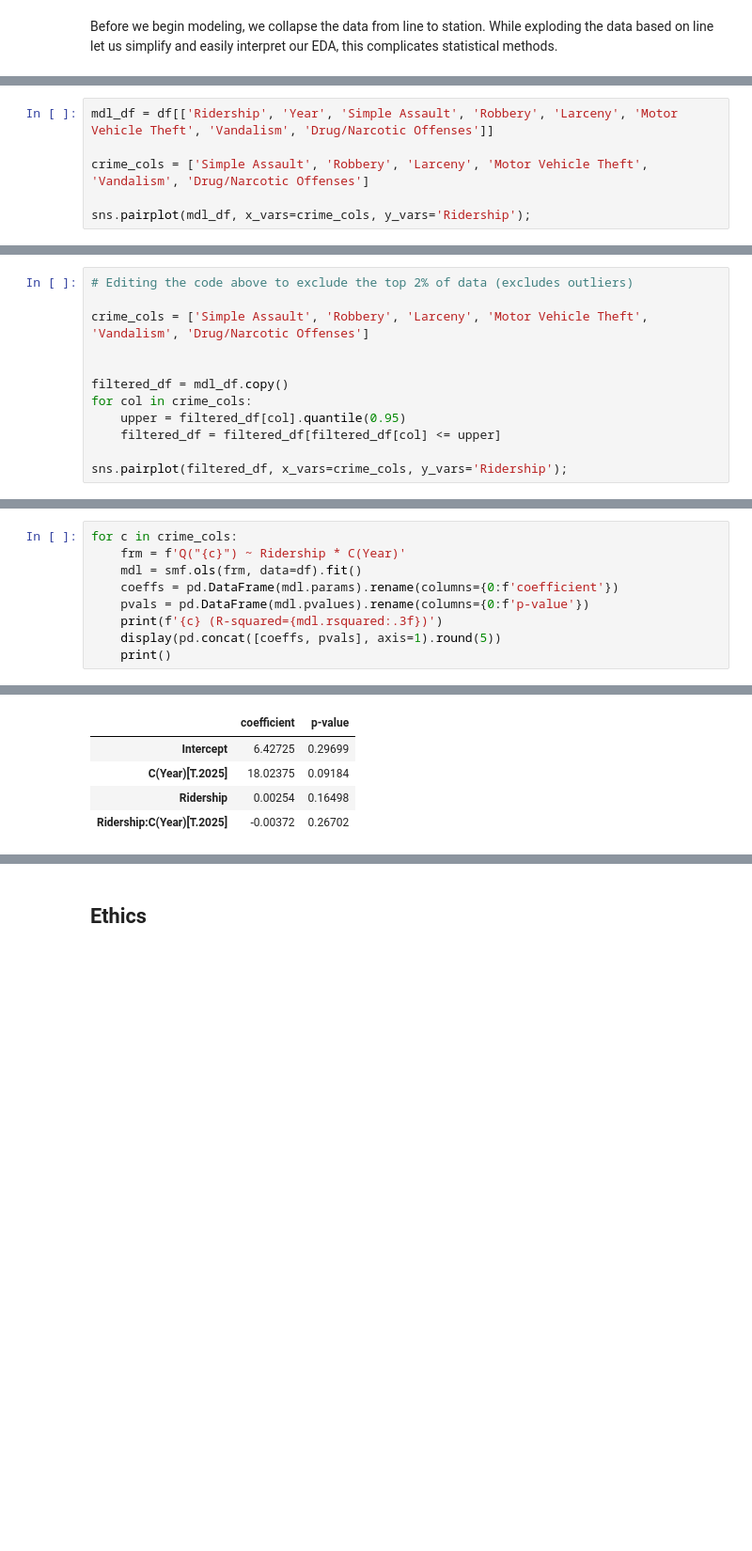
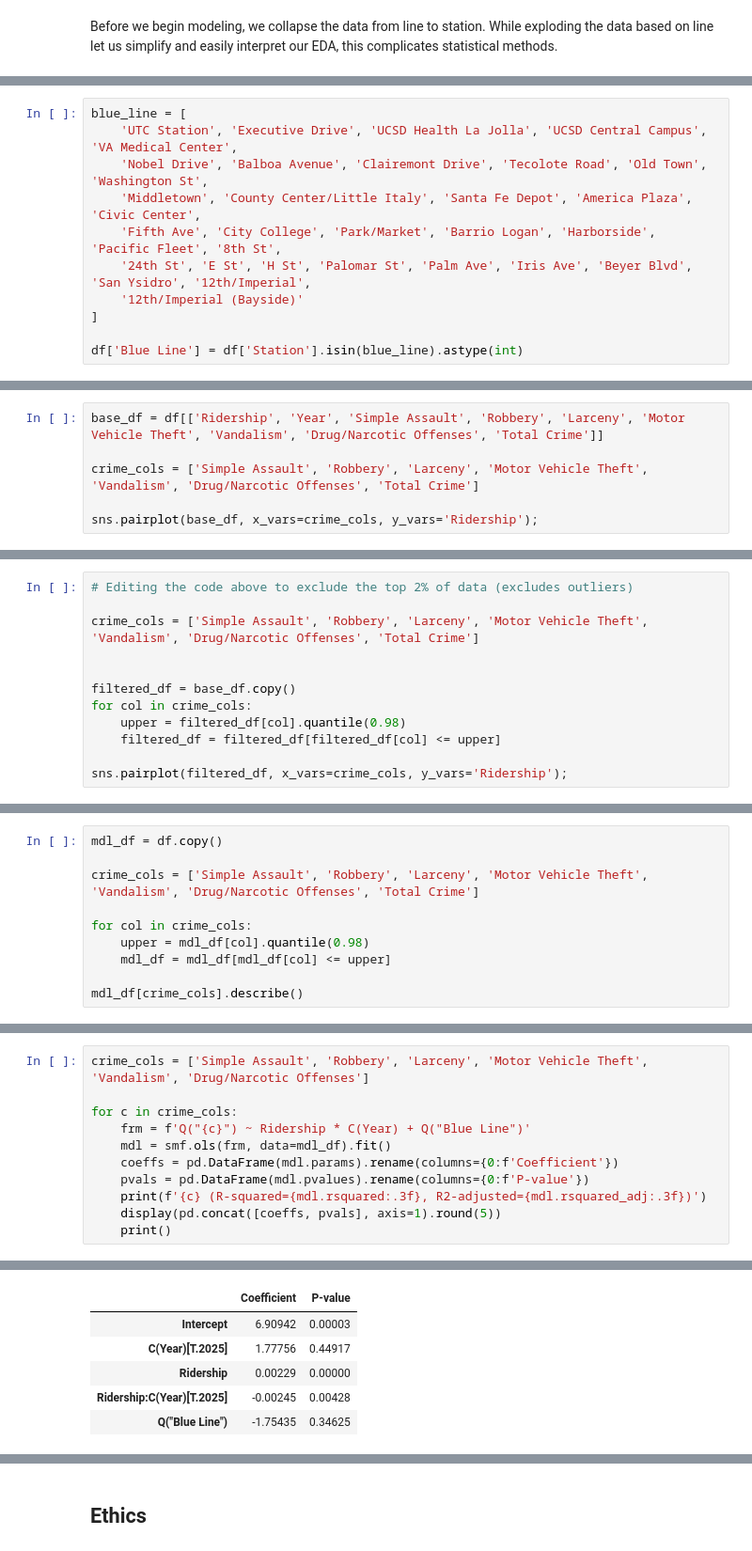
Before and after one commit to COGS108/Group022_WI26, a Jupyter notebook: 03-FinalProject.ipynb, the cells around one changed output, grey strips where cells are left out. Shown at 94% size. Cells and saved outputs as stored; diff of their text form; blank space fills up the shorter version.

```diff
--- a/03-FinalProject.ipynb
+++ b/03-FinalProject.ipynb
@@ -623,3 +631,14 @@ df.head()
+# %%
+blue_line = [
+    'UTC Station', 'Executive Drive', 'UCSD Health La Jolla', 'UCSD Central Campus', 'VA Medical Center',
+    'Nobel Drive', 'Balboa Avenue', 'Clairemont Drive', 'Tecolote Road', 'Old Town', 'Washington St',
+    'Middletown', 'County Center/Little Italy', 'Santa Fe Depot', 'America Plaza', 'Civic Center',
+    'Fifth Ave', 'City College', 'Park/Market', 'Barrio Logan', 'Harborside', 'Pacific Fleet', '8th St',
+    '24th St', 'E St', 'H St', 'Palomar St', 'Palm Ave', 'Iris Ave', 'Beyer Blvd', 'San Ysidro', '12th/Imperial',
+    '12th/Imperial (Bayside)'
+]
+
+df['Blue Line'] = df['Station'].isin(blue_line).astype(int)
 # %%
 annual_crime = df.groupby(['Year', 'Station'])['Total Crime'].mean().reset_index()
 annual_crime_df = annual_crime.pivot(index='Station', columns='Year', values='Total Crime').dropna()
@@ -643,7 +661,7 @@ Cohen's d: -0.3178
 # %%
-mdl_df = df[['Ridership', 'Year', 'Simple Assault', 'Robbery', 'Larceny', 'Motor Vehicle Theft', 'Vandalism', 'Drug/Narcotic Offenses']]
+base_df = df[['Ridership', 'Year', 'Simple Assault', 'Robbery', 'Larceny', 'Motor Vehicle Theft', 'Vandalism', 'Drug/Narcotic Offenses', 'Total Crime']]
 
-crime_cols = ['Simple Assault', 'Robbery', 'Larceny', 'Motor Vehicle Theft', 'Vandalism', 'Drug/Narcotic Offenses']
+crime_cols = ['Simple Assault', 'Robbery', 'Larceny', 'Motor Vehicle Theft', 'Vandalism', 'Drug/Narcotic Offenses', 'Total Crime']
 
-sns.pairplot(mdl_df, x_vars=crime_cols, y_vars='Ridership');
+sns.pairplot(base_df, x_vars=crime_cols, y_vars='Ridership');
 # %% [output]
@@ -651,12 +669,12 @@ sns.pairplot(mdl_df, x_vars=crime_cols, y_vars='Ridership');
 # %%
 # Editing the code above to exclude the top 2% of data (excludes outliers)
 
-crime_cols = ['Simple Assault', 'Robbery', 'Larceny', 'Motor Vehicle Theft', 'Vandalism', 'Drug/Narcotic Offenses']
+crime_cols = ['Simple Assault', 'Robbery', 'Larceny', 'Motor Vehicle Theft', 'Vandalism', 'Drug/Narcotic Offenses', 'Total Crime']
 
 
-filtered_df = mdl_df.copy()
+filtered_df = base_df.copy()
 for col in crime_cols:
-    upper = filtered_df[col].quantile(0.95)
+    upper = filtered_df[col].quantile(0.98)
     filtered_df = filtered_df[filtered_df[col] <= upper]
 
 sns.pairplot(filtered_df, x_vars=crime_cols, y_vars='Ridership');
@@ -668,0 +691,10 @@ sns.heatmap(mdl_df.corr(), annot=True, cmap='vlag_r', fmt='.2f', vmin=-1.0, vmax
+# %%
+mdl_df = df.copy()
+
+crime_cols = ['Simple Assault', 'Robbery', 'Larceny', 'Motor Vehicle Theft', 'Vandalism', 'Drug/Narcotic Offenses', 'Total Crime']
+
+for col in crime_cols:
+    upper = mdl_df[col].quantile(0.98)
+    mdl_df = mdl_df[mdl_df[col] <= upper]
+
+mdl_df[crime_cols].describe()
@@ -669,10 +753,12 @@ sns.heatmap(mdl_df.corr(), annot=True, cmap='vlag_r', fmt='.2f', vmin=-1.0, vmax
 # %%
+crime_cols = ['Simple Assault', 'Robbery', 'Larceny', 'Motor Vehicle Theft', 'Vandalism', 'Drug/Narcotic Offenses']
+
 for c in crime_cols:
-    frm = f'Q("{c}") ~ Ridership * C(Year)'
-    mdl = smf.ols(frm, data=df).fit()
-    coeffs = pd.DataFrame(mdl.params).rename(columns={0:f'coefficient'})
-    pvals = pd.DataFrame(mdl.pvalues).rename(columns={0:f'p-value'})
-    print(f'{c} (R-squared={mdl.rsquared:.3f})')
+    frm = f'Q("{c}") ~ Ridership * C(Year) + Q("Blue Line")'
+    mdl = smf.ols(frm, data=mdl_df).fit()
+    coeffs = pd.DataFrame(mdl.params).rename(columns={0:f'Coefficient'})
+    pvals = pd.DataFrame(mdl.pvalues).rename(columns={0:f'P-value'})
+    print(f'{c} (R-squared={mdl.rsquared:.3f}, R2-adjusted={mdl.rsquared_adj:.3f})')
     display(pd.concat([coeffs, pvals], axis=1).round(5))
     print()
 # %% [output]
@@ -680,5 +766,6 @@ Simple Assault (R-squared=0.026)
-|  | coefficient | p-value |
-| Intercept | 6.42725 | 0.29699 |
-| C(Year)[T.2025] | 18.02375 | 0.09184 |
-| Ridership | 0.00254 | 0.16498 |
-| Ridership:C(Year)[T.2025] | -0.00372 | 0.26702 |
+|  | Coefficient | P-value |
+| Intercept | 6.90942 | 0.00003 |
+| C(Year)[T.2025] | 1.77756 | 0.44917 |
+| Ridership | 0.00229 | 0.00000 |
+| Ridership:C(Year)[T.2025] | -0.00245 | 0.00428 |
+| Q("Blue Line") | -1.75435 | 0.34625 |
```
Also changed, not shown: parts of 17 cells of this notebook.
